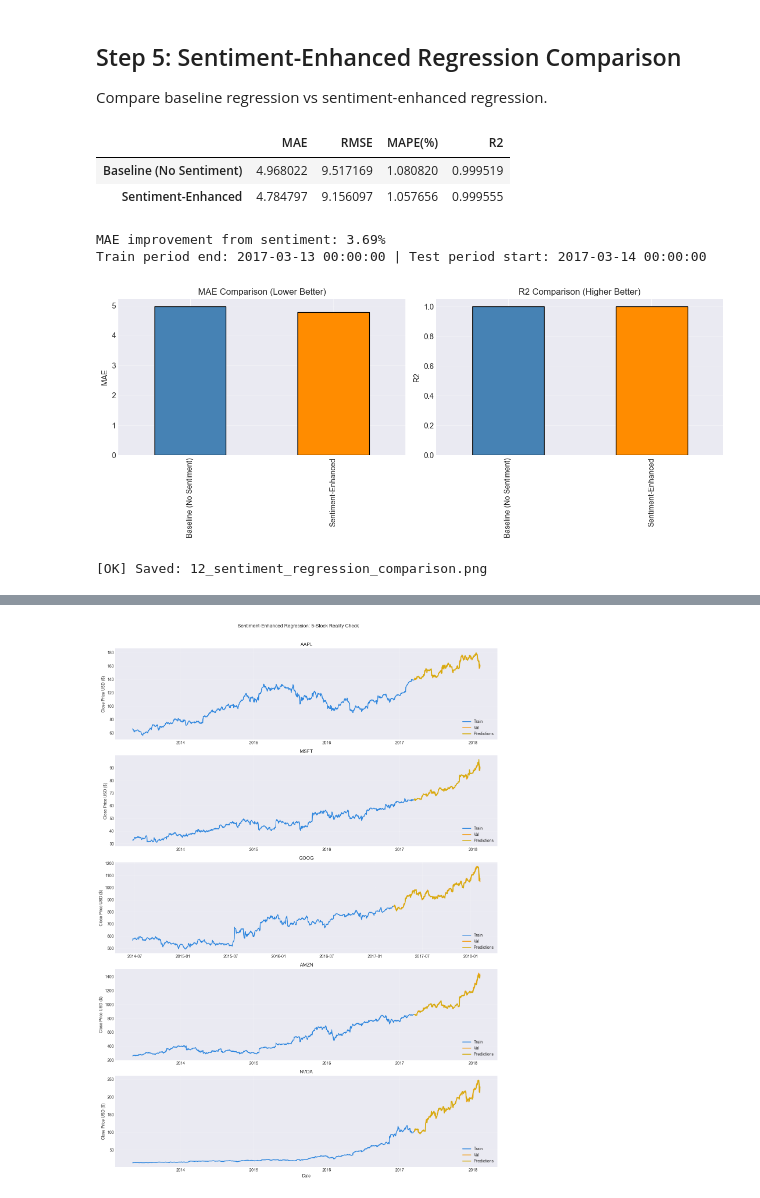
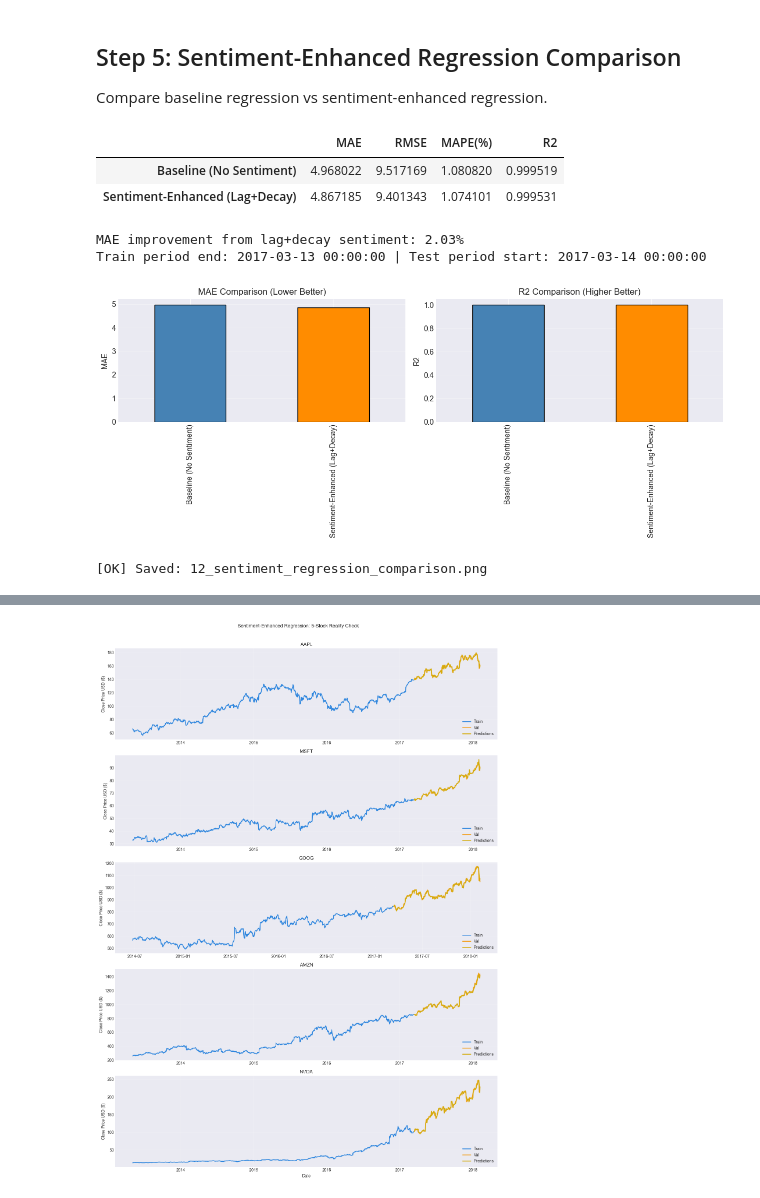
Before and after one commit to EnochCHIU-polyu/ML-in-Finance-Data-Project, a Jupyter notebook: project_folder/02_stock_price_regression/implementation/02C_Sentiment_Enhanced_Cluster_Regression.ipynb, the cells around one changed output, grey strips where cells are left out. Drawn from its saved outputs; the diff is of its cells as text; code cells hidden in the pictures.

Commit message:
using Auto-Tuned Lag+Decay for news weight

```diff
--- a/project_folder/02_stock_price_regression/implementation/02C_Sentiment_Enhanced_Cluster_Regression.ipynb
+++ b/project_folder/02_stock_price_regression/implementation/02C_Sentiment_Enhanced_Cluster_Regression.ipynb
@@ -540,7 +579,13 @@ base_features = [
     'volume_norm', 'volume_trend', 'close_ma5', 'close_ma20', 'close_ma50',
     'momentum_5', 'momentum_20', 'volatility_20', 'volatility_60', 'rsi'
 ]
-sent_features = base_features + ['sentiment_score', 'headline_count', 'sentiment_10d_mean', 'sentiment_10d_std', 'headline_10d_sum']
+
+# Feature optimization: lagging-only sentiment + recency decay weighting.
+sent_features = base_features + [
+    'sentiment_lag1', 'sentiment_lag2', 'sentiment_lag3',
+    'sentiment_lag3_mean', 'sentiment_lag5_mean',
+    'sentiment_decay_10d', 'headline_decay_10d', 'sentiment_10d_std'
+]
 
 reg_df = reg_df.sort_values(['date', 'Name']).reset_index(drop=True)
 split_date = reg_df['date'].quantile(0.8)
@@ -586,37 +631,37 @@ def eval_metrics(y_true, y_pred):
         'R2': float(r2_score(y_true, y_pred))
     }
 
 result_df = pd.DataFrame({
     'Baseline (No Sentiment)': eval_metrics(y_test_close, pred_base),
-    'Sentiment-Enhanced': eval_metrics(y_test_close, pred_sent)
+    'Sentiment-Enhanced (Lag+Decay)': eval_metrics(y_test_close, pred_sent)
 }).T
 
 display(result_df)
 
-improve_mae = (result_df.loc['Baseline (No Sentiment)', 'MAE'] - result_df.loc['Sentiment-Enhanced', 'MAE']) / result_df.loc['Baseline (No Sentiment)', 'MAE'] * 100
-print(f'MAE improvement from sentiment: {improve_mae:.2f}%')
+improve_mae = (result_df.loc['Baseline (No Sentiment)', 'MAE'] - result_df.loc['Sentiment-Enhanced (Lag+Decay)', 'MAE']) / result_df.loc['Baseline (No Sentiment)', 'MAE'] * 100
+print(f'MAE improvement from lag+decay sentiment: {improve_mae:.2f}%')
 print(f'Train period end: {train_df["date"].max()} | Test period start: {test_df["date"].min()}')
 
 fig, axes = plt.subplots(1, 2, figsize=(12, 5))
 result_df['MAE'].plot(kind='bar', ax=axes[0], color=['steelblue', 'darkorange'], edgecolor='black')
 axes[0].set_title('MAE Comparison (Lower Better)')
 axes[0].set_ylabel('MAE')
 axes[0].grid(axis='y', alpha=0.3)
 
 result_df['R2'].plot(kind='bar', ax=axes[1], color=['steelblue', 'darkorange'], edgecolor='black')
 axes[1].set_title('R2 Comparison (Higher Better)')
 axes[1].set_ylabel('R2')
 axes[1].grid(axis='y', alpha=0.3)
 
 plt.tight_layout()
 plt.savefig(str(GRAPH_DIR / '12_sentiment_regression_comparison.png'), dpi=300, bbox_inches='tight')
 plt.show()
 print('[OK] Saved: 12_sentiment_regression_comparison.png')
 # %% [output]
 |  | MAE | RMSE | MAPE(%) | R2 |
 | Baseline (No Sentiment) | 4.968022 | 9.517169 | 1.080820 | 0.999519 |
-| Sentiment-Enhanced | 4.784797 | 9.156097 | 1.057656 | 0.999555 |
+| Sentiment-Enhanced (Lag+Decay) | 4.867185 | 9.401343 | 1.074101 | 0.999531 |
-MAE improvement from sentiment: 3.69%
+MAE improvement from lag+decay sentiment: 2.03%
 Train period end: 2017-03-13 00:00:00 | Test period start: 2017-03-14 00:00:00
-[figure, old version]
+[figure, new version]
 [OK] Saved: 12_sentiment_regression_comparison.png
```
Also changed, not shown: parts of 9 cells of this notebook, 9 other files.
